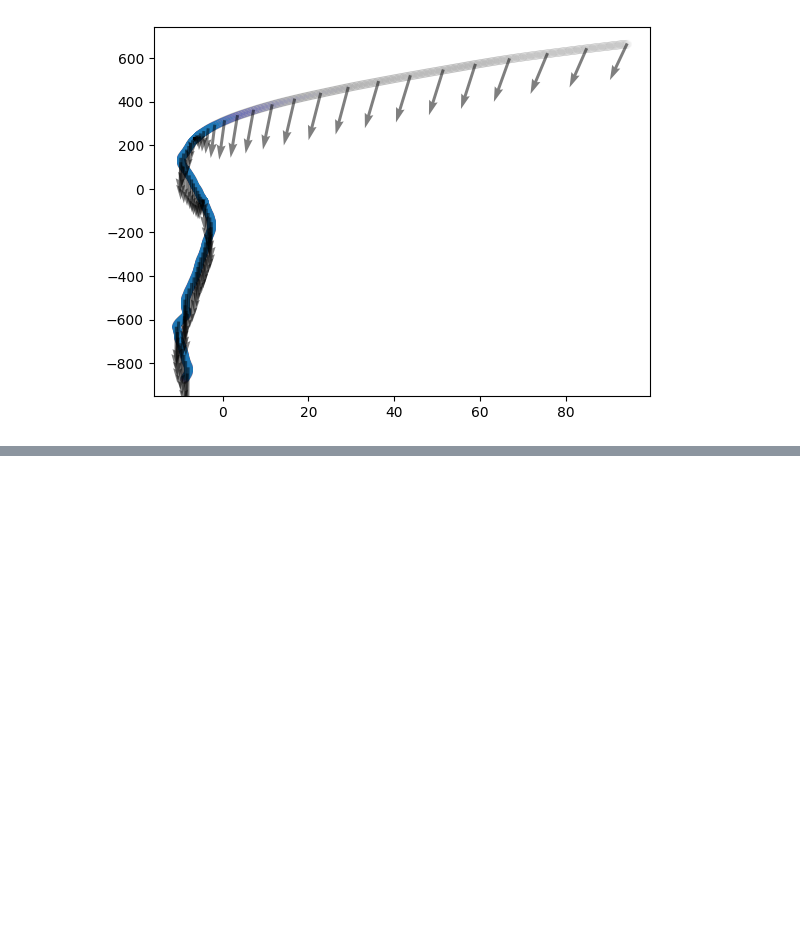
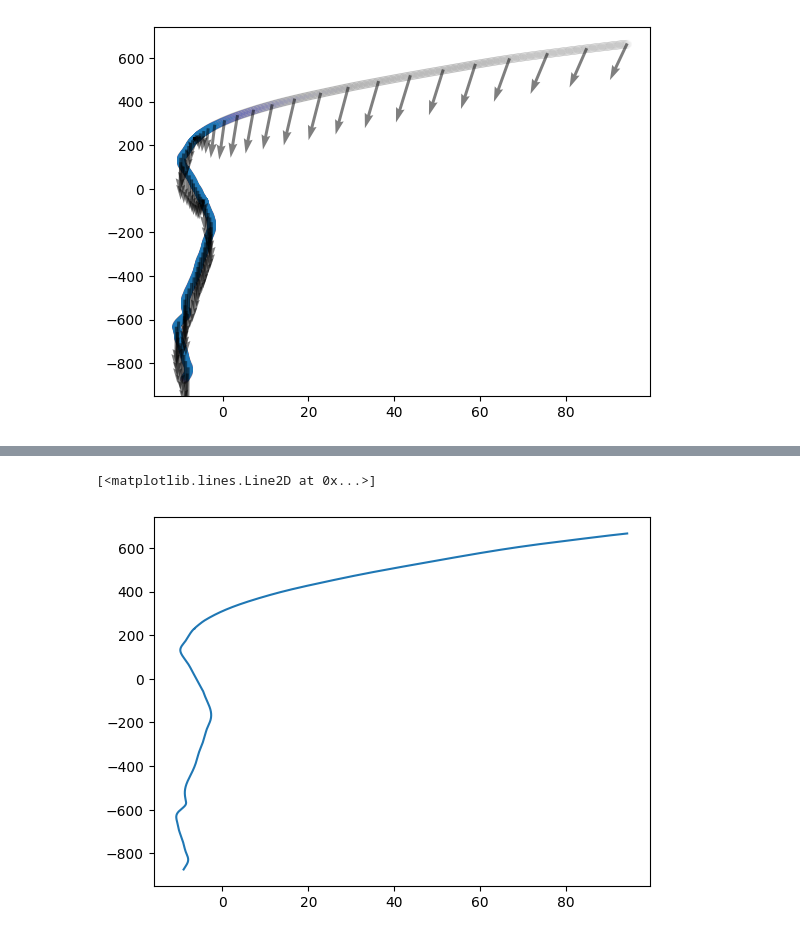
Before and after one commit to pimpale/metadrive-offline-rl-benchmark, a Jupyter notebook: old_experiments/nuplan-velocity-exploration.ipynb, the cells around one changed output, grey strips where cells are left out. Cells and saved outputs as stored; diff of their text form; code cells hidden in the pictures; blank space fills up the shorter version.

```diff
--- a/old_experiments/nuplan-velocity-exploration.ipynb
+++ b/old_experiments/nuplan-velocity-exploration.ipynb
@@ -207,0 +191,22 @@ for s in trajectories[0]:
+# %%
+from scipy.interpolate import UnivariateSpline
+
+timestamps = np.array([s.timestamp for s in subsection])
+x_src = np.array([s.position[0] for s in subsection])
+y_src = np.array([s.position[1] for s in subsection])
+
+x_src -= x_src.mean()
+y_src -= y_src.mean()
+
+x_spline = UnivariateSpline(timestamps, x_src, k=4, s=10)
+y_spline = UnivariateSpline(timestamps, y_src, k=4, s=10)
+
+sampled_timestamps = np.arange(timestamps[0], timestamps[-1], 100_000)
+
+x_sampled = x_spline(sampled_timestamps)
+y_sampled = y_spline(sampled_timestamps)
+
+plt.plot(x_sampled, y_sampled)
+# %% [output]
+[<matplotlib.lines.Line2D at 0x...>]
+[figure, added]
```
Also changed, not shown: parts of 10 cells of this notebook, 3 other files.
